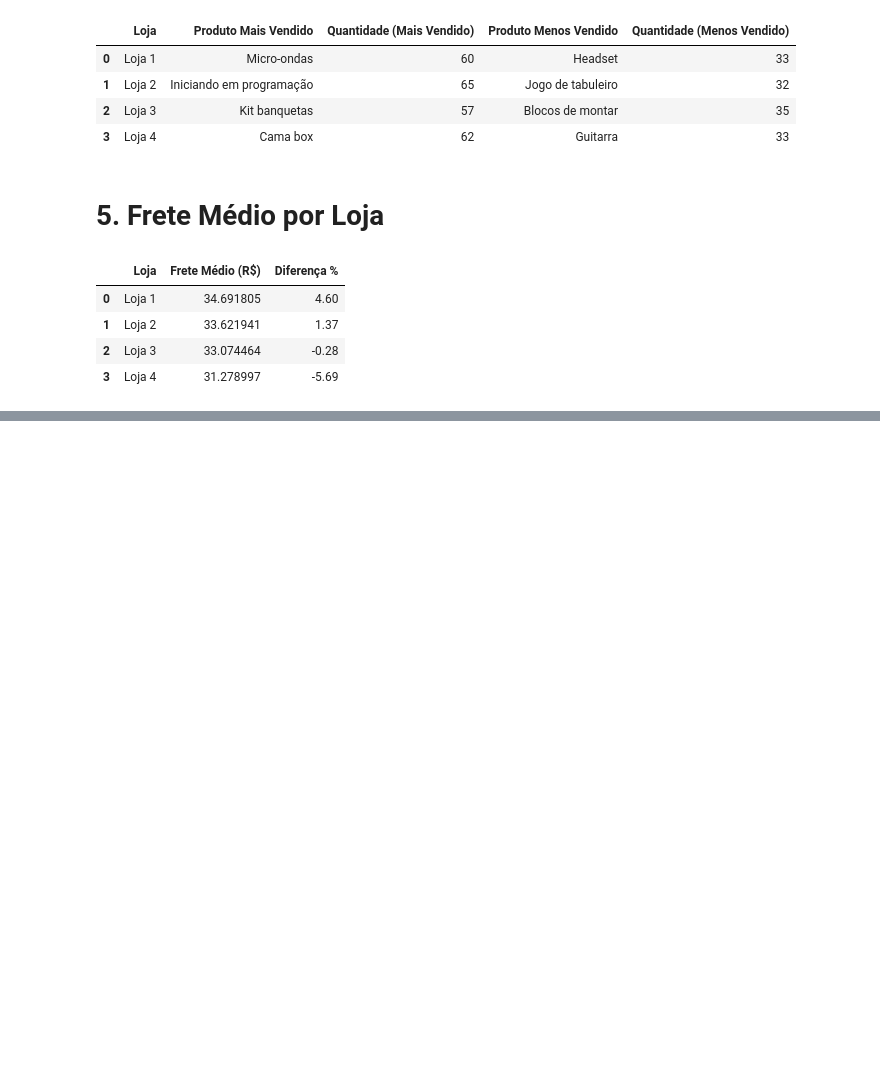
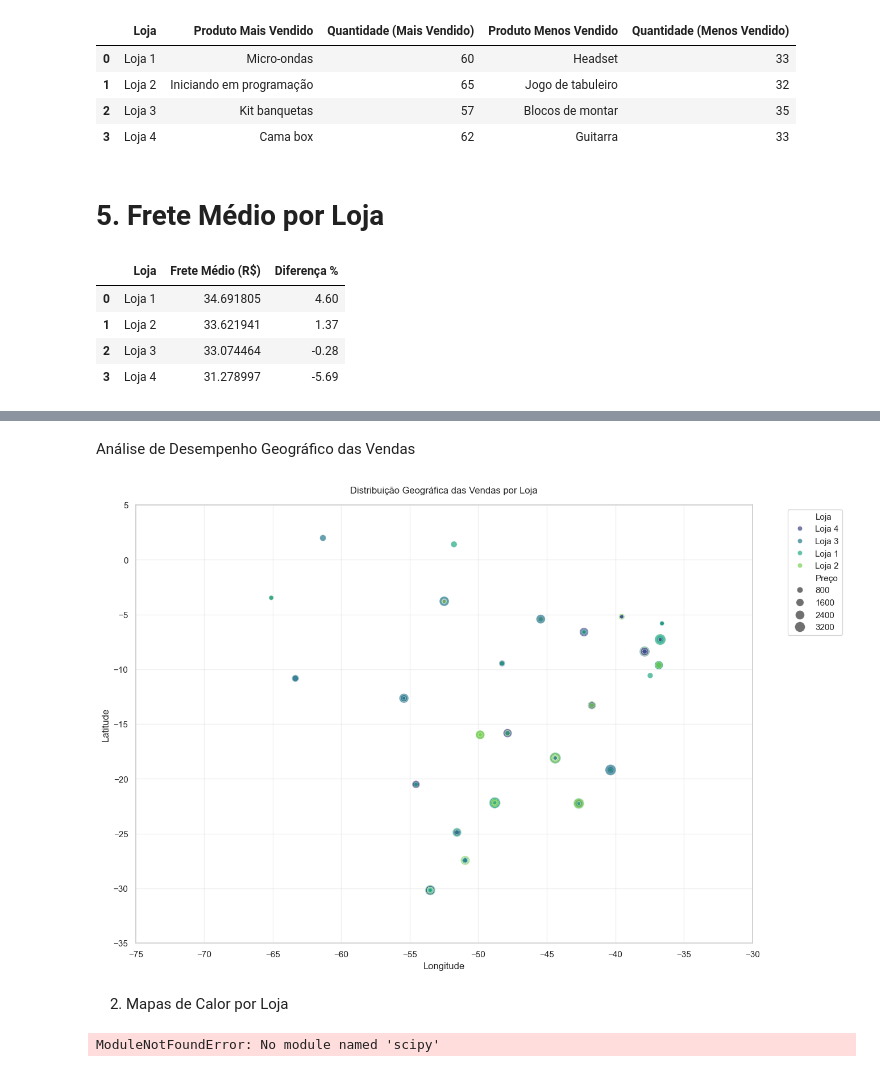
Before and after one commit to DBCBR/Challenge-ONE-Data-Science---Alura-Store, a Jupyter notebook: AluraStoreBr.ipynb, the cells around one changed output, grey strips where cells are left out. Saved outputs shown, nothing was run; the diff lists cells and outputs as text; code cells hidden in the pictures; blank space fills up the shorter version.

```diff
--- a/AluraStoreBr.ipynb
+++ b/AluraStoreBr.ipynb
@@ -154,0 +213,68 @@ frete_medio
+# %% [markdown]
+Análise de Desempenho Geográfico das Vendas
+# %%
+plt.figure(figsize=(14, 10))
+
+# Combinando todos os dados
+dados_completos = pd.concat([
+    loja1.assign(Loja='Loja 1'),
+    loja2.assign(Loja='Loja 2'),
+    loja3.assign(Loja='Loja 3'),
+    loja4.assign(Loja='Loja 4')
+])
+
+# Amostragem para melhor visualização
+amostra_geo = dados_completos.sample(1000) if len(dados_completos) > 1000 else dados_completos
+
+# Criando o scatter plot geográfico
+scatter = sns.scatterplot(
+    x='lon', y='lat', hue='Loja',
+    size='Preço', sizes=(20, 200),
+    palette='viridis', alpha=0.7,
+    data=amostra_geo
+)
+
+plt.title('Distribuição Geográfica das Vendas por Loja', pad=15)
+plt.xlabel('Longitude')
+plt.ylabel('Latitude')
+plt.legend(bbox_to_anchor=(1.05, 1), loc='upper left')
+plt.grid(True, alpha=0.3)
+
+# Adicionando bordas do Brasil
+plt.xlim(-75, -30)
+plt.ylim(-35, 5)
+plt.show()
+# %% [output]
+[figure, added]
+# %% [markdown]
+2. Mapas de Calor por Loja
+# %%
+from scipy.stats import gaussian_kde
+
+plt.figure(figsize=(16, 12))
+lojas = ['Loja 1', 'Loja 2', 'Loja 3', 'Loja 4']
+
+for i, loja in enumerate(lojas, 1):
+    plt.subplot(2, 2, i)
+    dados_loja = dados_completos[dados_completos['Loja'] == loja]
+
+    # Calculando a densidade
+    x = dados_loja['lon']
+    y = dados_loja['lat']
+    xy = np.vstack([x,y])
+    z = gaussian_kde(xy)(xy)
+
+    # Plotando
+    plt.scatter(x, y, c=z, s=50, cmap='hot')
+    plt.title(f'Mapa de Calor: {loja}')
+    plt.xlabel('Longitude')
+    plt.ylabel('Latitude')
+    plt.xlim(-75, -30)
+    plt.ylim(-35, 5)
+    plt.colorbar(label='Densidade de Vendas')
+
+plt.tight_layout()
+plt.suptitle('Densidade Geográfica de Vendas por Loja', y=1.02, fontsize=16)
+plt.show()
+# %% [output]
+ModuleNotFoundError: No module named 'scipy'
```
Also changed, not shown: parts of 5 cells of this notebook, 1 other file.
